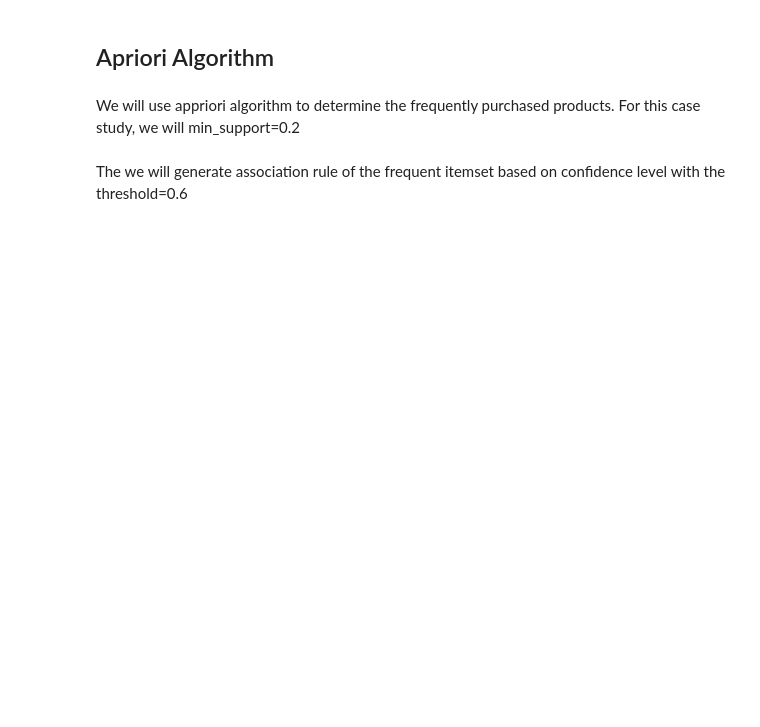
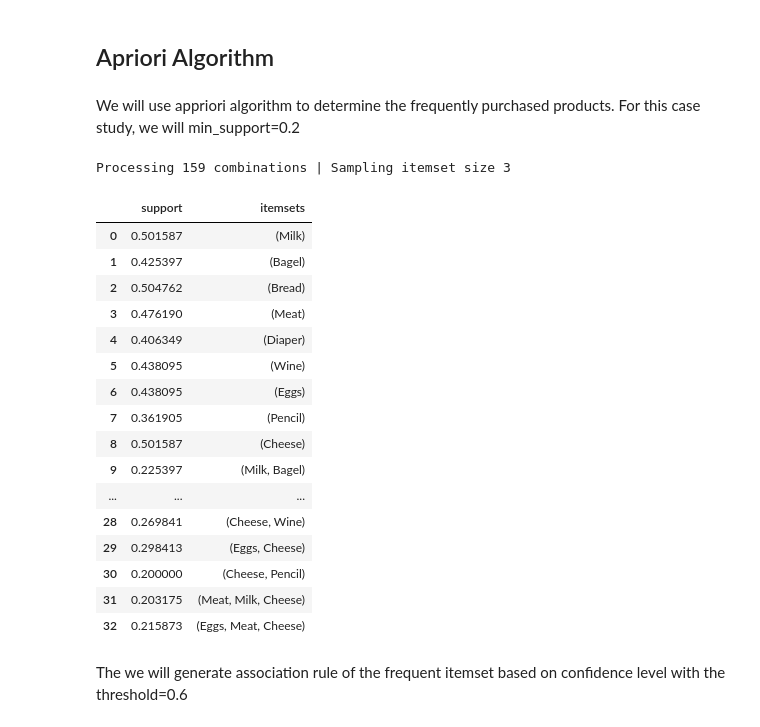
Before and after one commit to Bryant35/Data_Mining, a Jupyter notebook: Week 10/Exercise_Week_10.ipynb, the cells around one changed output. Cells and saved outputs as stored; diff of their text form; code cells hidden in the pictures; blank space fills up the shorter version.

```diff
--- a/Week 10/Exercise_Week_10.ipynb
+++ b/Week 10/Exercise_Week_10.ipynb
@@ -153,5 +145,28 @@ Since, the encoded dataframe consist of the empty column. We will drop the NaN c
 # %% [markdown]
 We will use appriori algorithm to determine the frequently purchased products.
 For this case study, we will min_support=0.2
+# %%
+#Applying Apriori
+freq_items = apriori(ohe, min_support=0.2, use_colnames=True, verbose=1)
+freq_items
+# %% [output]
+Processing 159 combinations | Sampling itemset size 3
+|  | support | itemsets |
+| 0 | 0.501587 | (Milk) |
+| 1 | 0.425397 | (Bagel) |
+| 2 | 0.504762 | (Bread) |
+| 3 | 0.476190 | (Meat) |
+| 4 | 0.406349 | (Diaper) |
+| 5 | 0.438095 | (Wine) |
+| 6 | 0.438095 | (Eggs) |
+| 7 | 0.361905 | (Pencil) |
+| 8 | 0.501587 | (Cheese) |
+| 9 | 0.225397 | (Milk, Bagel) |
+| ... | ... | ... |
+| 28 | 0.269841 | (Cheese, Wine) |
+| 29 | 0.298413 | (Eggs, Cheese) |
+| 30 | 0.200000 | (Cheese, Pencil) |
+| 31 | 0.203175 | (Meat, Milk, Cheese) |
+| 32 | 0.215873 | (Eggs, Meat, Cheese) |
 # %% [markdown]
 The we will generate association rule of the frequent itemset based on confidence level with the threshold=0.6
```
Also changed, not shown: parts of 9 cells of this notebook.
